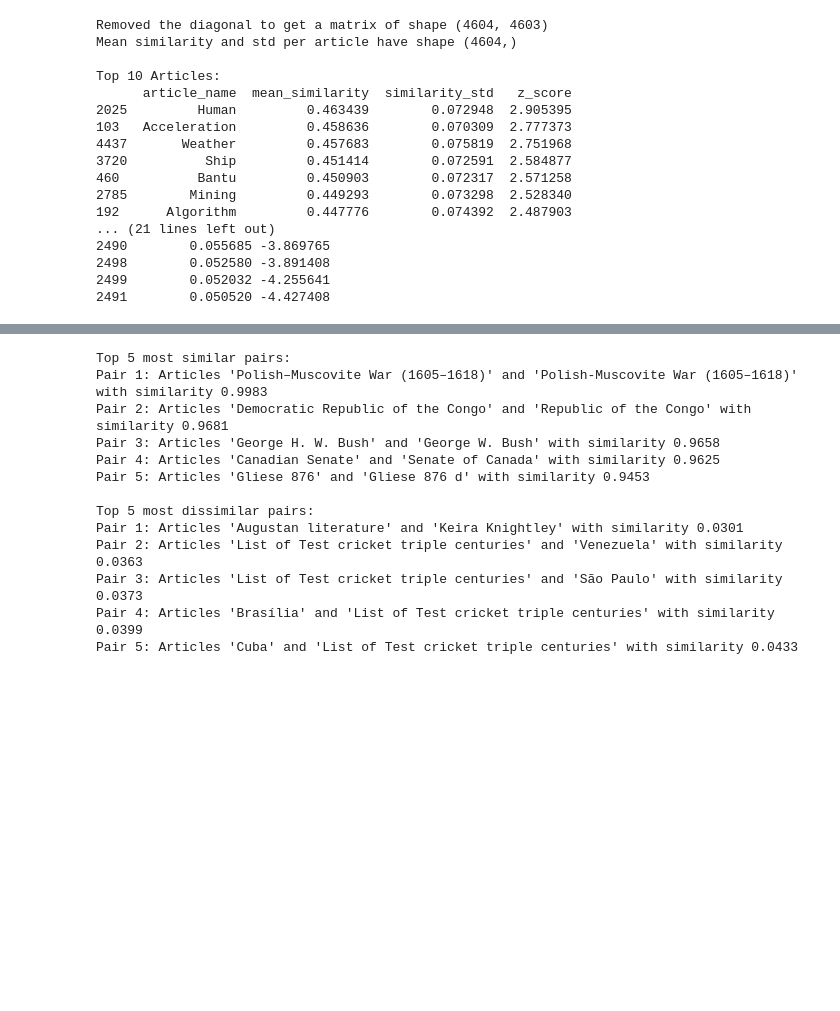
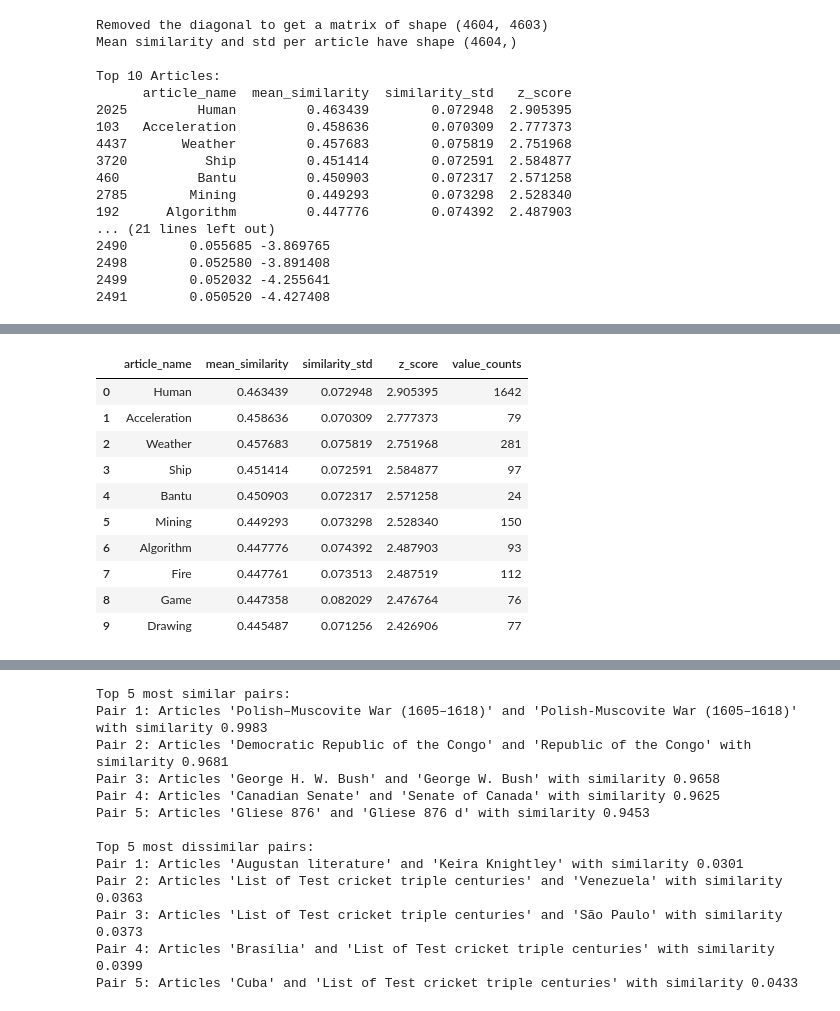
Before and after one commit to epfl-ada/ada-2024-project-the5outliers, a Jupyter notebook: similarity_matrix.ipynb, the cells around one changed output, grey strips where cells are left out. Cells and saved outputs as stored; diff of their text form; code cells hidden in the pictures; blank space fills up the shorter version.

Commit message:
how does similarity correlate with frequency in paths

```diff
--- a/similarity_matrix.ipynb
+++ b/similarity_matrix.ipynb
@@ -92,0 +95,8 @@ Top 10 Articles:
+# %%
+from src.data_loader import *
+
+df_finished = read_finished_paths()
+
+all_articles = []
+df_finished['path'].apply(lambda x: all_articles.extend(x.split(';')))
+print(len(all_articles))
@@ -92,0 +105,3 @@ Top 10 Articles:
+# %%
+df_path_articles = pd.Series(all_articles).value_counts().rename_axis('article_name').reset_index(name='value_counts')
+df_path_articles.head(15)
@@ -92,0 +125,15 @@ Top 10 Articles:
+# %%
+df_path_similarity = sorted_df.merge(df_path_articles, how='inner', on='article_name')
+df_path_similarity.head(10)
+# %% [output]
+|  | article_name | mean_similarity | similarity_std | z_score | value_counts |
+| 0 | Human | 0.463439 | 0.072948 | 2.905395 | 1642 |
+| 1 | Acceleration | 0.458636 | 0.070309 | 2.777373 | 79 |
+| 2 | Weather | 0.457683 | 0.075819 | 2.751968 | 281 |
+| 3 | Ship | 0.451414 | 0.072591 | 2.584877 | 97 |
+| 4 | Bantu | 0.450903 | 0.072317 | 2.571258 | 24 |
+| 5 | Mining | 0.449293 | 0.073298 | 2.528340 | 150 |
+| 6 | Algorithm | 0.447776 | 0.074392 | 2.487903 | 93 |
+| 7 | Fire | 0.447761 | 0.073513 | 2.487519 | 112 |
+| 8 | Game | 0.447358 | 0.082029 | 2.476764 | 76 |
+| 9 | Drawing | 0.445487 | 0.071256 | 2.426906 | 77 |
```
Also changed, not shown: parts of 5 cells of this notebook.
